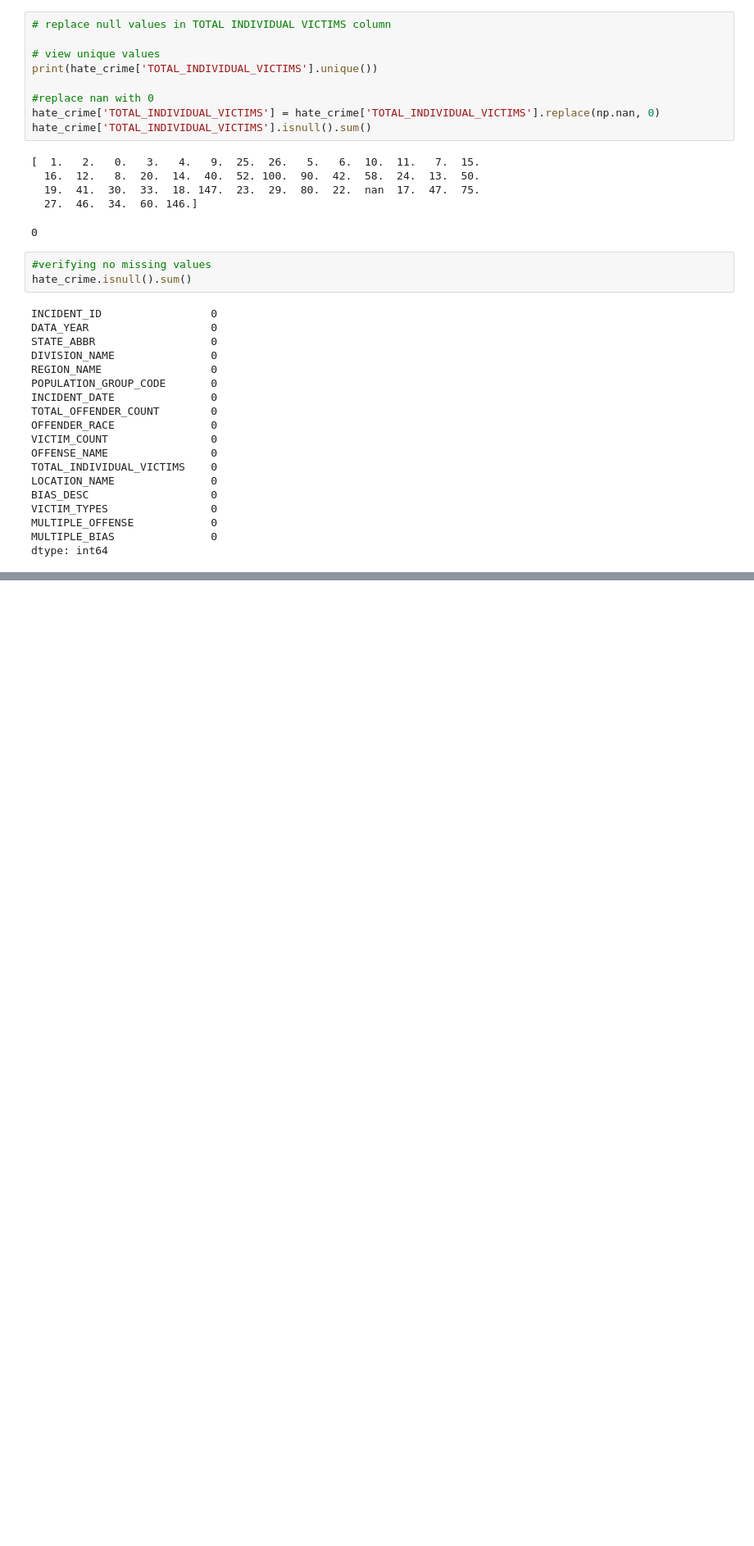
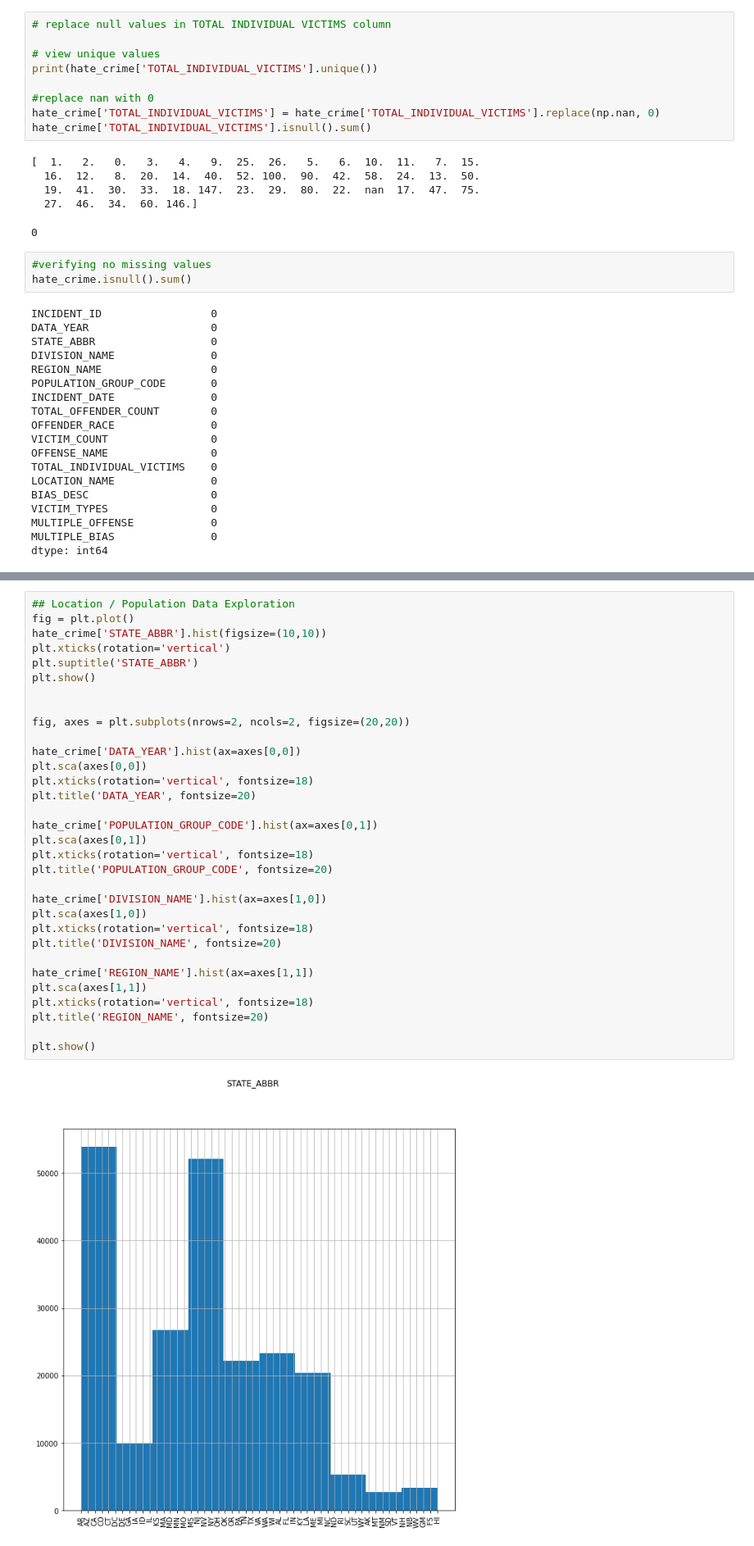
Before and after one commit to CEsperance/Final_Project, a Jupyter notebook: AS_notebook.ipynb, the cells around one changed output, grey strips where cells are left out. Shown at 82% size. Saved outputs shown, nothing was run; the diff lists cells and outputs as text; blank space fills up the shorter version.

```diff
--- a/AS_notebook.ipynb
+++ b/AS_notebook.ipynb
@@ -242,0 +235,34 @@ plt.show()
+# %%
+## Location / Population Data Exploration
+fig = plt.plot()
+hate_crime['STATE_ABBR'].hist(figsize=(10,10))
+plt.xticks(rotation='vertical')
+plt.suptitle('STATE_ABBR')
+plt.show()
+
+
+fig, axes = plt.subplots(nrows=2, ncols=2, figsize=(20,20))
+
+hate_crime['DATA_YEAR'].hist(ax=axes[0,0])
+plt.sca(axes[0,0])
+plt.xticks(rotation='vertical', fontsize=18)
+plt.title('DATA_YEAR', fontsize=20)
+
+hate_crime['POPULATION_GROUP_CODE'].hist(ax=axes[0,1])
+plt.sca(axes[0,1])
+plt.xticks(rotation='vertical', fontsize=18)
+plt.title('POPULATION_GROUP_CODE', fontsize=20)
+
+hate_crime['DIVISION_NAME'].hist(ax=axes[1,0])
+plt.sca(axes[1,0])
+plt.xticks(rotation='vertical', fontsize=18)
+plt.title('DIVISION_NAME', fontsize=20)
+
+hate_crime['REGION_NAME'].hist(ax=axes[1,1])
+plt.sca(axes[1,1])
+plt.xticks(rotation='vertical', fontsize=18)
+plt.title('REGION_NAME', fontsize=20)
+
+plt.show()
+# %% [output]
+[figure, added]
```
Also changed, not shown: parts of 16 cells of this notebook.
